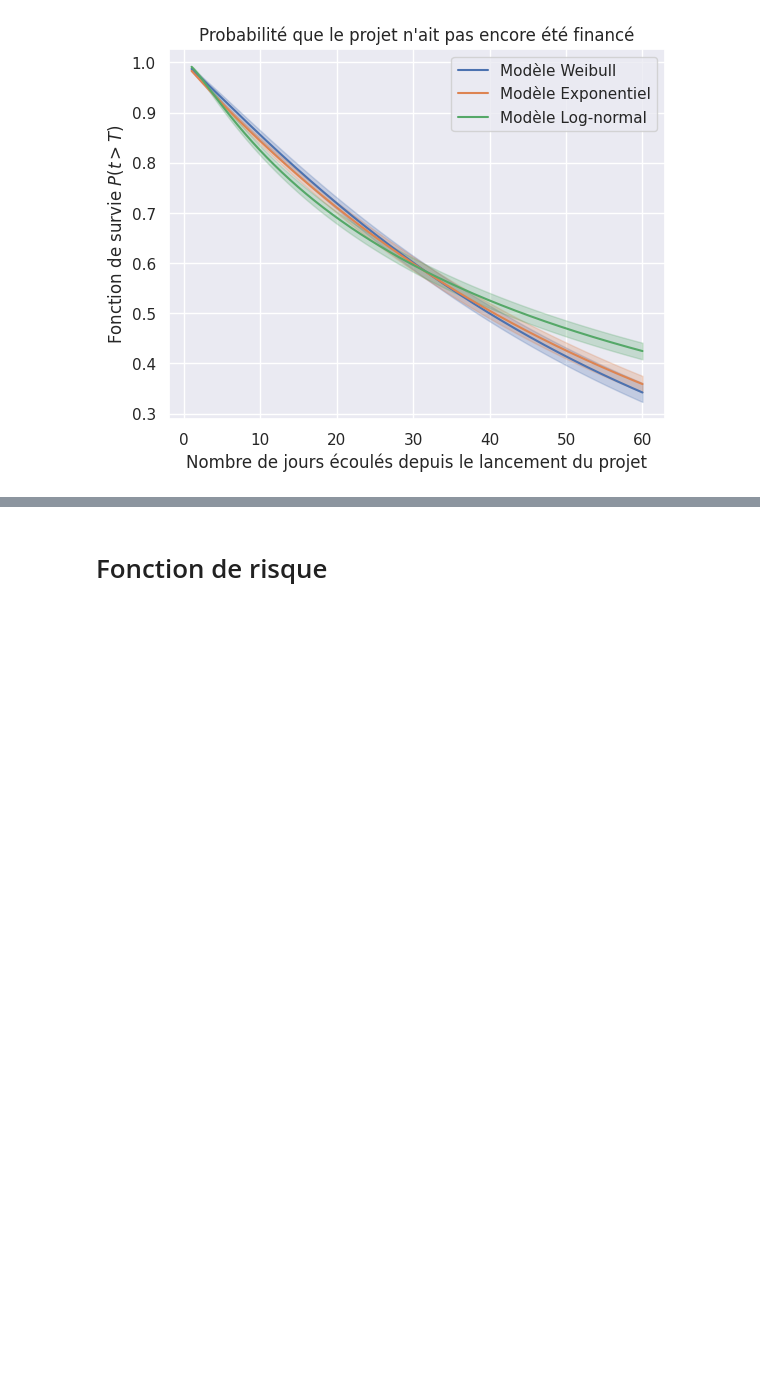
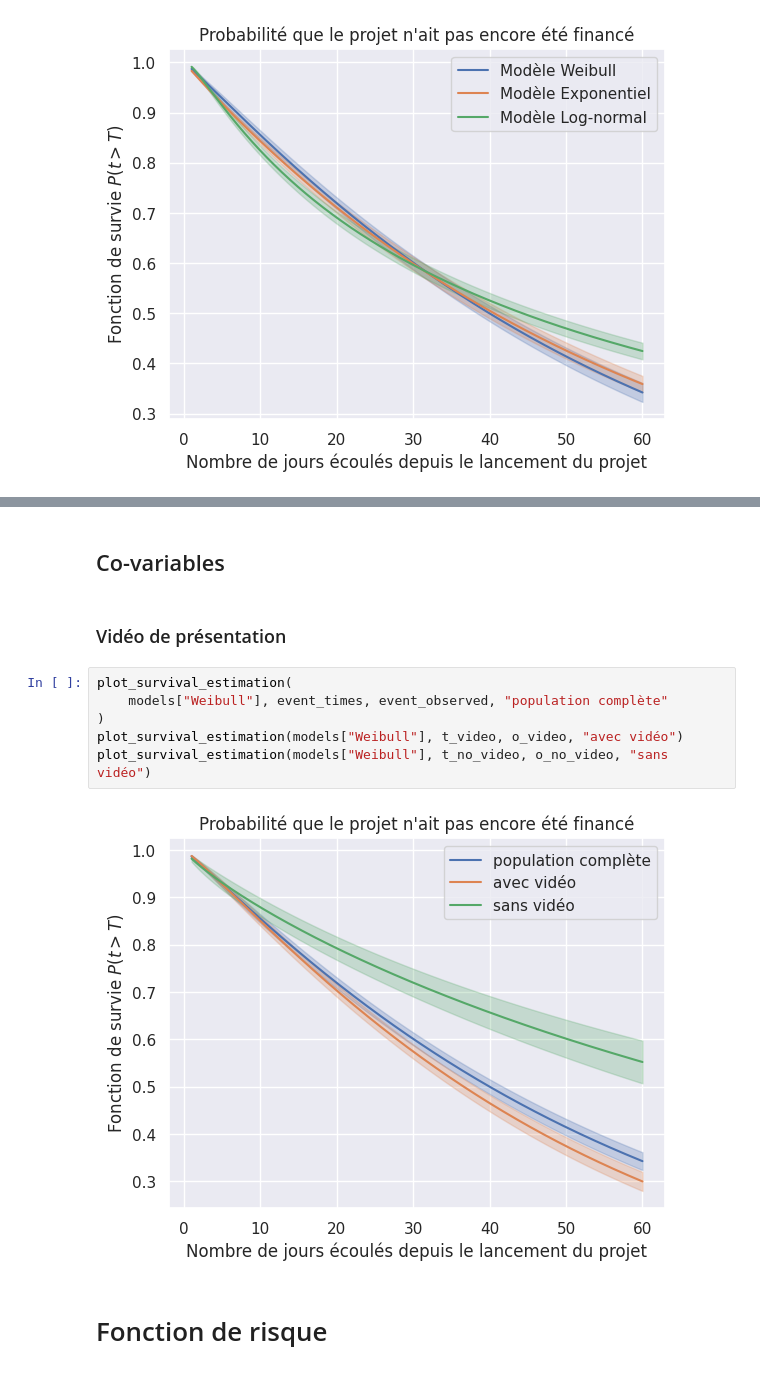
Before and after one commit to Ab2nour/kickstarter-project-analysis, a Jupyter notebook: src/notebooks/parametric_estimation.ipynb, the cells around one changed output, grey strips where cells are left out. Saved outputs shown, nothing was run; the diff lists cells and outputs as text; blank space fills up the shorter version.

```diff
--- a/src/notebooks/parametric_estimation.ipynb
+++ b/src/notebooks/parametric_estimation.ipynb
@@ -36,3 +65,15 @@ plot_survival_estimations(models, event_times, event_observed, same_plot=True)
+# %% [markdown]
+## Co-variables
+# %% [markdown]
+### Vidéo de présentation
+# %%
+plot_survival_estimation(
+    models["Weibull"], event_times, event_observed, "population complète"
+)
+plot_survival_estimation(models["Weibull"], t_video, o_video, "avec vidéo")
+plot_survival_estimation(models["Weibull"], t_no_video, o_no_video, "sans vidéo")
+# %% [output]
+[figure, added]
 # %% [markdown]
 # Fonction de risque
 # %%
```
Also changed, not shown: parts of 11 cells of this notebook.
